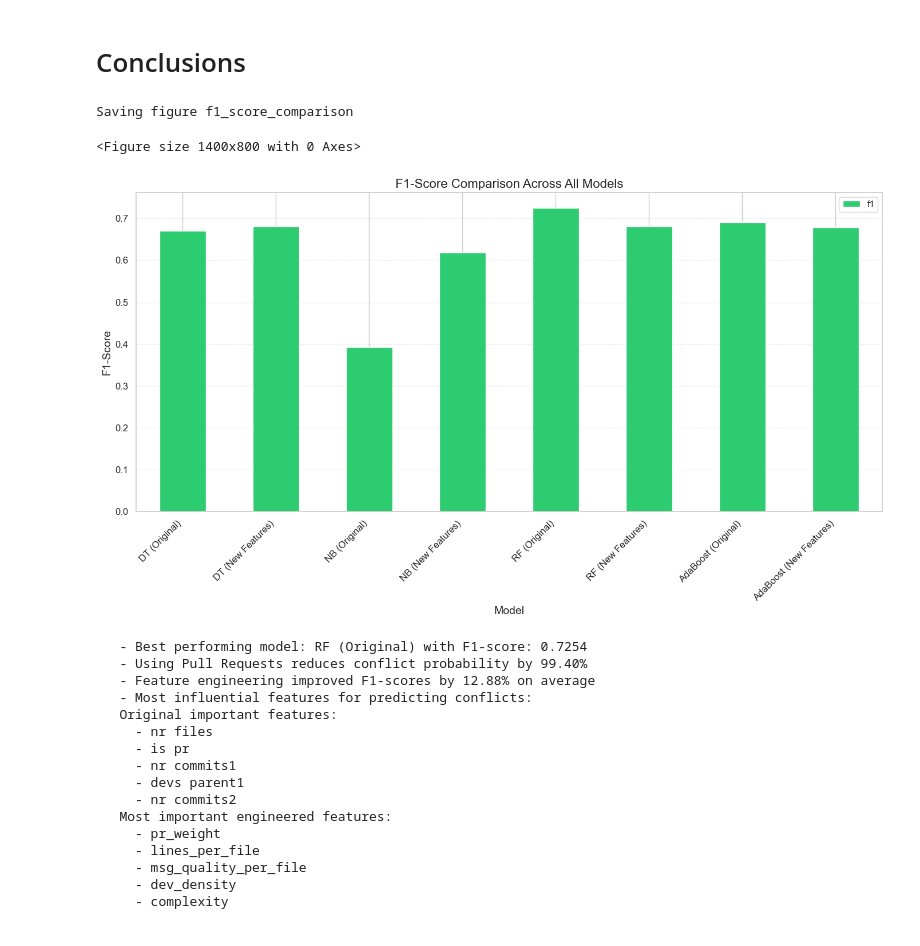
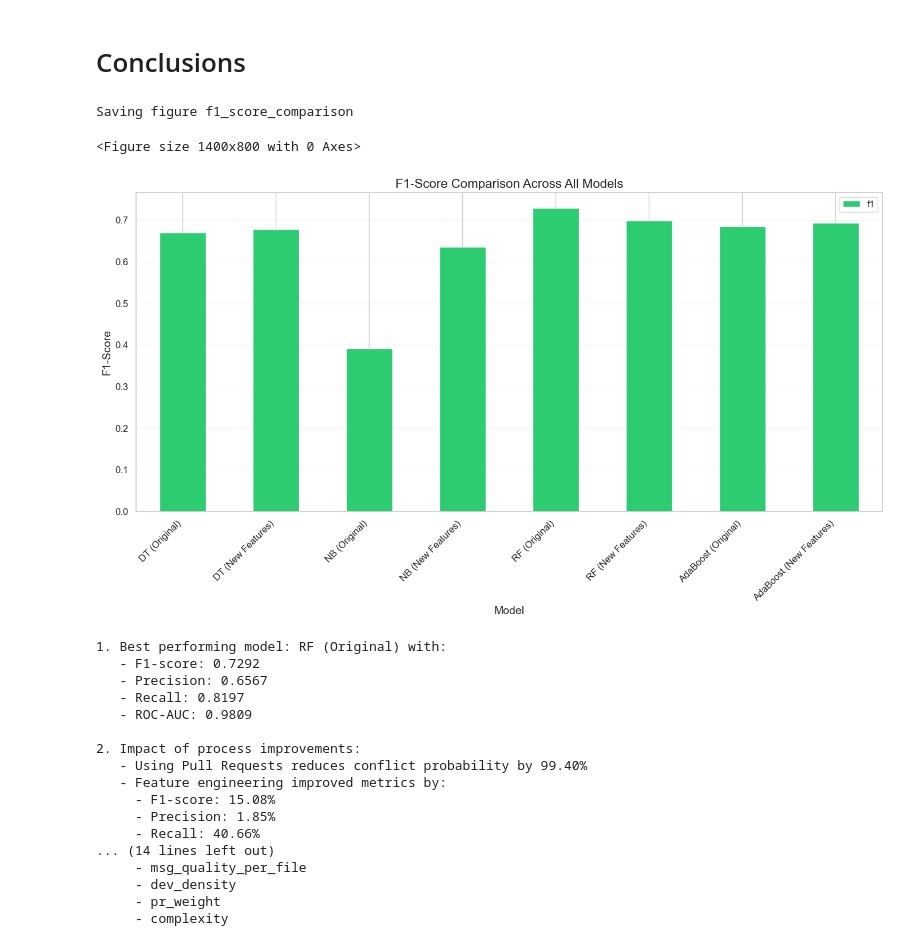
Before and after one commit to violetahoza/MergeConflictClassifier, a Jupyter notebook: HozaVioletaMaria.ipynb, the cells around one changed output. Cells and saved outputs as stored; diff of their text form; code cells hidden in the pictures.

```diff
--- a/HozaVioletaMaria.ipynb
+++ b/HozaVioletaMaria.ipynb
@@ -763,7 +885,7 @@ print("\nPerforming feature selection...")
 
 # Create a Random Forest classifier to evaluate feature importance
 rf = RandomForestClassifier(n_estimators=100, random_state=42, class_weight='balanced')
-rf.fit(X_train, y_train)
+rf.fit(X_train_scaled, y_train)  # Use training data only
 
 # Get feature importances
 importances = rf.feature_importances_
@@ -815,8 +948,8 @@ Selected top 15 features:
 ['nr files', 'is pr', 'nr commits1', 'devs parent1', 'nr commits2', 'add', 'devs parent2', 'messages_min', 'added lines', 'messages_mean', 'deleted lines', 'messages_median', 'modified files', 'time', ...
 # %%
 # Update training and test sets with selected features
-X_train_selected = X_train[selected_features]
-X_test_selected = X_test[selected_features]
+X_train_selected = X_train_scaled[selected_features]
+X_test_selected = X_test_scaled[selected_features]
 # %% [markdown]
 # Model Selection, Training and Oprimization
 
@@ -1344,7 +1535,7 @@ X_train_new, X_test_new, y_train_new, y_test_new = train_test_split(
 # %%
 # Feature selection with new features
 rf_selector = RandomForestClassifier(n_estimators=100, random_state=42, class_weight='balanced')
-rf_selector.fit(X_train_new, y_train_new)
+rf_selector.fit(X_train_new_scaled_df, y_train_new)  # Use training data only
 # %% [output]
 RandomForestClassifier(class_weight='balanced', random_state=42)
 # %%
@@ -1366,11 +1557,11 @@ Saving figure new_feature_importances
 # %%
 # Select top 20 features
-selected_features_new = [X_new.columns[i] for i in indices_new[:20]]
+selected_features_new = [X_train_new.columns[i] for i in indices_new[:20]]
 print(f"\nSelected top 20 features including engineered features:")
 print(selected_features_new)
 
 # Create selected feature sets
-X_train_new_selected = X_train_new[selected_features_new]
-X_test_new_selected = X_test_new[selected_features_new]
+X_train_new_selected = X_train_new_scaled_df[selected_features_new]
+X_test_new_selected = X_test_new_scaled_df[selected_features_new]
 # %% [output]
 Selected top 20 features including engineered features:
@@ -1709,56 +1934,77 @@ plt.grid(axis='y', linestyle='--', alpha=0.3)
 plt.tight_layout()
 save_fig('f1_score_comparison')
 plt.show()
 
 # Identify the best performing model
 best_model_name = all_models_df['f1'].idxmax()
 best_f1 = all_models_df.loc[best_model_name, 'f1']
 best_precision = all_models_df.loc[best_model_name, 'precision']
 best_recall = all_models_df.loc[best_model_name, 'recall']
 best_auc = all_models_df.loc[best_model_name, 'roc_auc']
 
 # Calculate PR impact
 pr_conflict_rate = df[df['is pr'] == 1]['conflict'].mean() * 100
 no_pr_conflict_rate = df[df['is pr'] == 0]['conflict'].mean() * 100
 pr_reduction = (no_pr_conflict_rate - pr_conflict_rate)/no_pr_conflict_rate*100
 
-# Calculate average feature engineering impact
+# Calculate average feature engineering impact - for F1 and overall
 avg_f1_improvement = improvement_df['f1'].mean()
+avg_precision_improvement = improvement_df['precision'].mean()
+avg_recall_improvement = improvement_df['recall'].mean()
+avg_roc_auc_improvement = improvement_df['roc_auc'].mean()
 
-print(f"   - Best performing model: {best_model_name} with F1-score: {best_f1:.4f}")
-print(f"   - Using Pull Requests reduces conflict probability by {pr_reduction:.2f}%")
-print(f"   - Feature engineering improved F1-scores by {avg_f1_improvement:.2f}% on average")
-print(f"   - Most influential features for predicting conflicts:")
+# Calculate overall average improvement across all metrics
+overall_improvement = improvement_df[comparison_metrics].values.mean()
+
+print(f"""
+1. Best performing model: {best_model_name} with:
+   - F1-score: {best_f1:.4f}
+   - Precision: {best_precision:.4f}
+   - Recall: {best_recall:.4f}
+   - ROC-AUC: {best_auc:.4f}
+
+2. Impact of process improvements:
+   - Using Pull Requests reduces conflict probability by {pr_reduction:.2f}%
+   - Feature engineering improved metrics by:
+     - F1-score: {avg_f1_improvement:.2f}%
+     - Precision: {avg_precision_improvement:.2f}%
+     - Recall: {avg_recall_improvement:.2f}%
+     - ROC-AUC: {avg_roc_auc_improvement:.2f}%
+     - Overall average improvement: {overall_improvement:.2f}%
+""")
+
+print(f"-> Most influential features for predicting conflicts:")
 
 # Top 5 important features from original feature set
-print("   Original important features:")
+print("\nOriginal important features:")
 for i in range(5):
     print(f"     - {feature_cols[indices[i]]}")
 
 # Top 5 engineered features by importance
-print("   Most important engineered features:")
+print("\nMost important engineered features:")
 top_eng_indices = [i for i in indices_new if X_new.columns[i] in new_features][:5]
 for i in top_eng_indices[:5]:
     print(f"     - {X_new.columns[i]}")
 # %% [output]
 Saving figure f1_score_comparison
 <Figure size 1400x800 with 0 Axes>
-[figure, old version]
+[figure, new version]
-   - Best performing model: RF (Original) with F1-score: 0.7254
+1. Best performing model: RF (Original) with:
+   - F1-score: 0.7292
+   - Precision: 0.6567
+   - Recall: 0.8197
+   - ROC-AUC: 0.9809
+
+2. Impact of process improvements:
    - Using Pull Requests reduces conflict probability by 99.40%
-   - Feature engineering improved F1-scores by 12.88% on average
-   - Most influential features for predicting conflicts:
-   Original important features:
-     - nr files
-     - is pr
-     - nr commits1
-     - devs parent1
-     - nr commits2
-   Most important engineered features:
-     - pr_weight
-     - lines_per_file
+   - Feature engineering improved metrics by:
+     - F1-score: 15.08%
+     - Precision: 1.85%
+     - Recall: 40.66%
+... (14 lines left out)
      - msg_quality_per_file
      - dev_density
+     - pr_weight
      - complexity
 # %% [markdown]
 ## Key Findings
```
Also changed, not shown: parts of 52 cells of this notebook, 12 other files.
